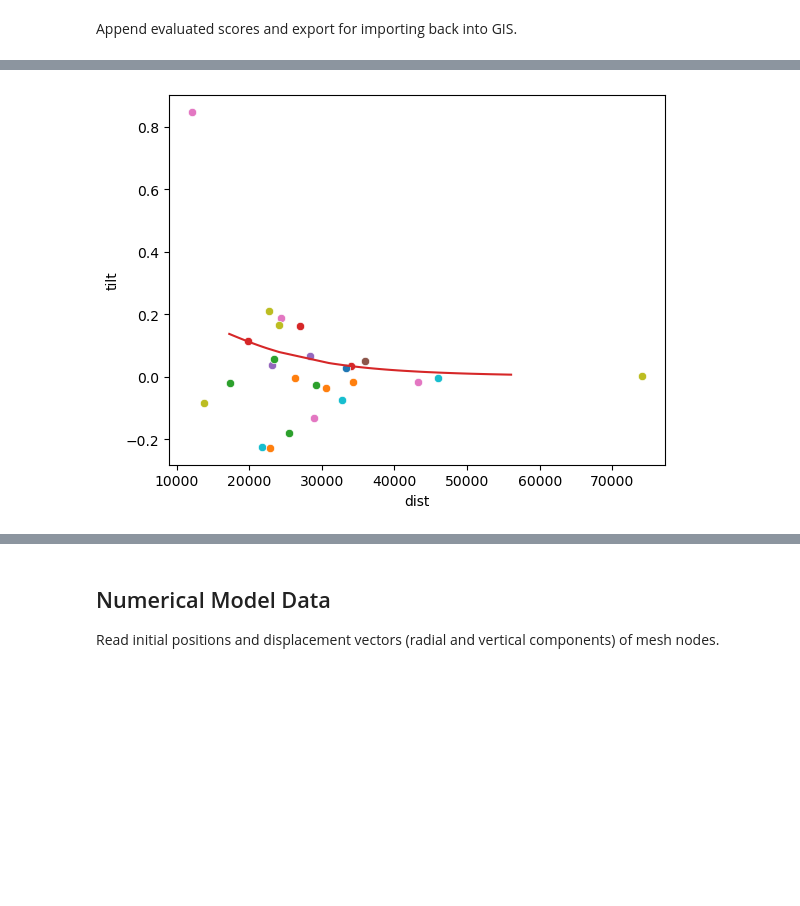
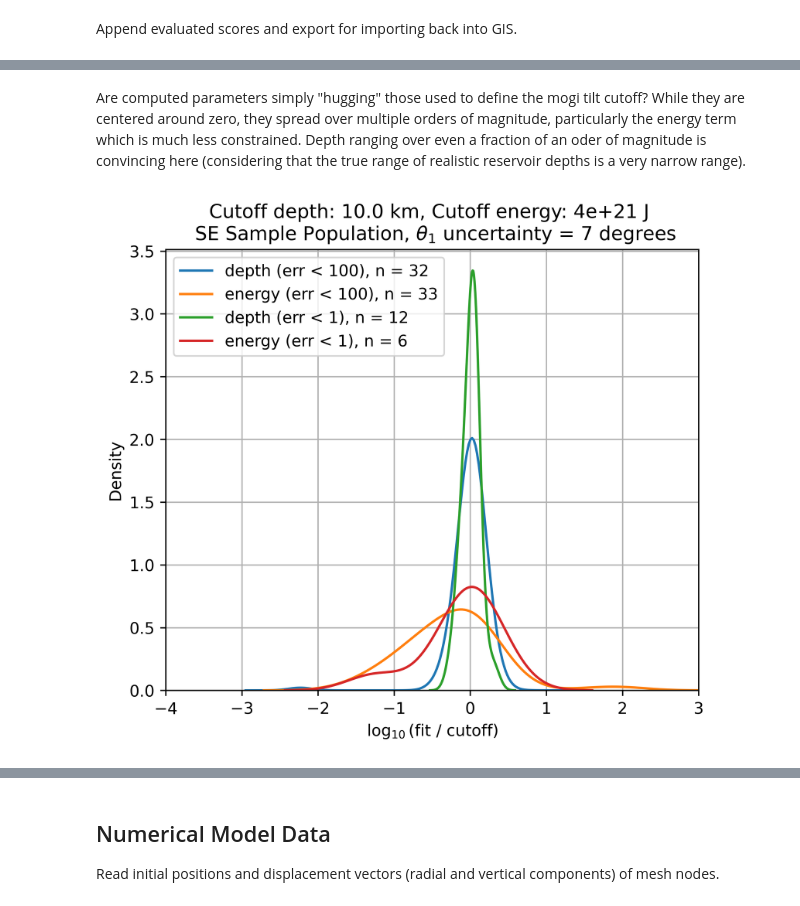
Before and after one commit to hernypeterson/thesis, a Jupyter notebook: code.ipynb, the cells around one changed output, grey strips where cells are left out. Cells and saved outputs as stored; diff of their text form; code cells hidden in the pictures; blank space fills up the shorter version.

```diff
--- a/code.ipynb
+++ b/code.ipynb
@@ -38,11 +38,11 @@ MAGMA_DENSITY = 2700
 MARS_GRAVITY = 3.72
 MARS_EQ_RADIUS = 3_396_200
 
-AZ1_UNCERTAINTY = 10 # degrees
+AZ1_UNCERTAINTY = 7 # degrees
 
 PLOT_WIDTH = 200_000
 LENGTH_SCALE_MULT = 1_000_000
 
-MAX_PV = 1e22
-TEST_D = 10000
+MAX_PV = 4e21
+TEST_D = 10_000
 PV_OVER_K = 16 * np.pi * SHEAR_MODULUS / 9
@@ -378,19 +395,39 @@ sns.scatterplot(data=centers_eval,x='LON',y='LAT',c=centers_eval['SE_pv'])
+# %% [markdown]
+Are computed parameters simply "hugging" those used to define the mogi tilt cutoff? While they are centered around zero, they spread over multiple orders of magnitude, particularly the energy term which is much less constrained. Depth ranging over even a fraction of an oder of magnitude is convincing here (considering that the true range of realistic reservoir depths is a very narrow range).
+# %%
+def kde_fit_cutoff(pop: str, err: float):
+    n_d = len(centers_eval[f'{pop}_d'][centers_eval[f'{pop}_d_err'] < err])
+    n_pv = len(centers_eval[f'{pop}_pv'][centers_eval[f'{pop}_pv_err'] < err])
+
+    d_weights = np.reciprocal(centers_eval[f'{pop}_d_err'][centers_eval[f'{pop}_d_err'] < err])
+    pv_weights = np.reciprocal(centers_eval[f'{pop}_pv_err'][centers_eval[f'{pop}_pv_err'] < err])
+
+    sns.kdeplot(x=np.log10(centers_eval[f'{pop}_d'][centers_eval[f'{pop}_d_err'] < err] / TEST_D), label=f'depth (err < {err}), n = {n_d}', weights=d_weights)
+
+    sns.kdeplot(x=np.log10(np.abs(centers_eval[f'{pop}_pv'][centers_eval[f'{pop}_pv_err'] < err] / MAX_PV)), label=f'energy (err < {err}), n = {n_pv}', weights=pv_weights)
+
+fig = plt.figure(figsize = (6, 5), dpi=600)
+plt.grid()
+kde_fit_cutoff('SE', 100)
+kde_fit_cutoff('SE', 1)
+# kde_fit_cutoff('SE', 1)
+plt.xlim(-4,3)
+plt.legend()
+plt.title(f'Cutoff depth: {TEST_D/1000} km, Cutoff energy: {MAX_PV} J \n SE Sample Population, $\\theta_1$ uncertainty = {AZ1_UNCERTAINTY} degrees')
+plt.xlabel('$\log_{10}$(fit / cutoff)')
+
+# plot_to_pdf(fig, 'cutoff')
+# %% [output]
+[figure, added]
 # %%
 def spot_check(cID: int, pop: Population):
-    # fig = plt.figure(figsize=(8, 3), dpi=200)
+    fig = plt.figure(figsize=(8, 3), dpi=200)
     spot_check = centers_calc[cID - 1].data.loc[(pop.sIDs, pop.feature), :]
     sns.scatterplot(data=spot_check,x='dist',y='tilt')
     eval = centers_eval.loc[cID]
     pv = eval[f'{pop.name}_pv']
     d = eval[f'{pop.name}_d']
-    sns.lineplot(x=spot_check['dist'],y=mogi_tilt(spot_check['dist'], pv, d))
-    # plt.title(f"{cID=}, pv = {round(pv, -22)}, d = {round(d, -1)}")
-
-for i in range(400,600):
-    try:
-        spot_check(i, pops[0])
-    except:
-        continue
+    mogi_dist = np.linspace(np.min(spot_check['dist']),np.max(spot_check['dist']), 100)
+    sns.lineplot(x=mogi_dist,y=mogi_tilt(mogi_dist, pv, d))
+    plt.title(f"{cID=}, pv = {round(pv, -18)}, d = {round(d, -1)}")
-# %% [output]
-[figure, removed]
 # %%
```
Also changed, not shown: parts of 19 cells of this notebook, 7 other files.
